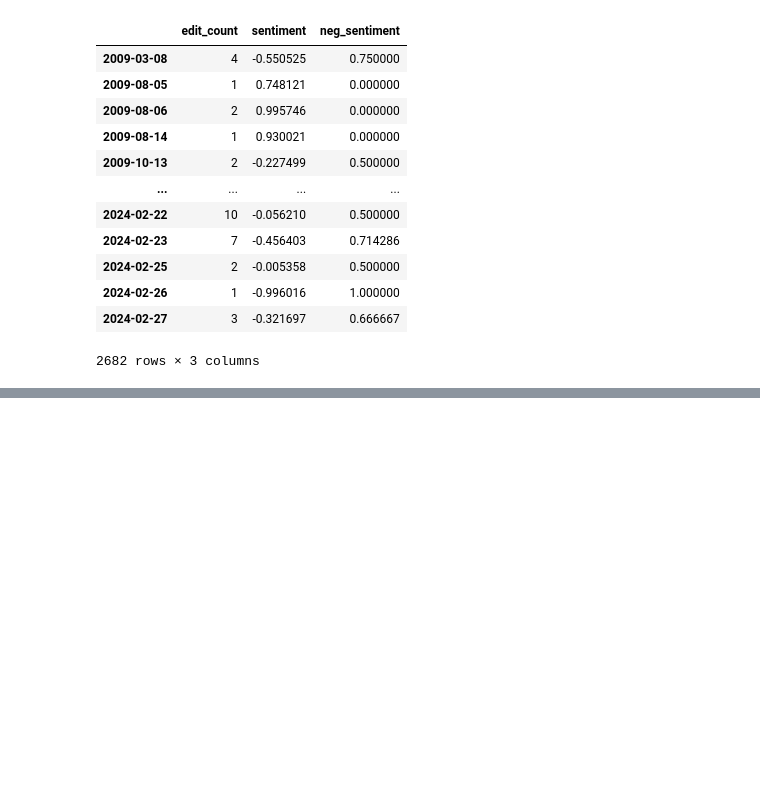
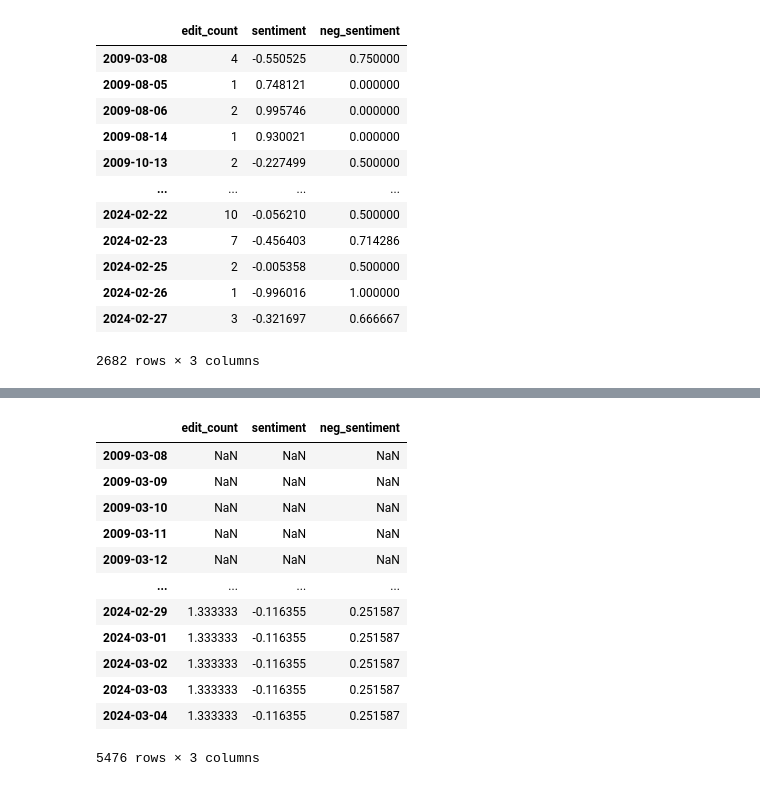
Before and after one commit to Spencer-Green/Bitcoin-Prediction-Model, a Jupyter notebook: bitcoin_sentiment.ipynb, the cells around one changed output, grey strips where cells are left out. Cells and saved outputs as stored; diff of their text form; code cells hidden in the pictures; blank space fills up the shorter version.

```diff
--- a/bitcoin_sentiment.ipynb
+++ b/bitcoin_sentiment.ipynb
@@ -116,0 +154,18 @@ edits_df
+# %%
+rolling_edits = edits_df.rolling(30).mean()
+# %%
+rolling_edits
+# %% [output]
+|  | edit_count | sentiment | neg_sentiment |
+| 2009-03-08 | NaN | NaN | NaN |
+| 2009-03-09 | NaN | NaN | NaN |
+| 2009-03-10 | NaN | NaN | NaN |
+| 2009-03-11 | NaN | NaN | NaN |
+| 2009-03-12 | NaN | NaN | NaN |
+| ... | ... | ... | ... |
+| 2024-02-29 | 1.333333 | -0.116355 | 0.251587 |
+| 2024-03-01 | 1.333333 | -0.116355 | 0.251587 |
+| 2024-03-02 | 1.333333 | -0.116355 | 0.251587 |
+| 2024-03-03 | 1.333333 | -0.116355 | 0.251587 |
+| 2024-03-04 | 1.333333 | -0.116355 | 0.251587 |
+5476 rows × 3 columns
```
Also changed, not shown: parts of 9 cells of this notebook, 3 other files.
